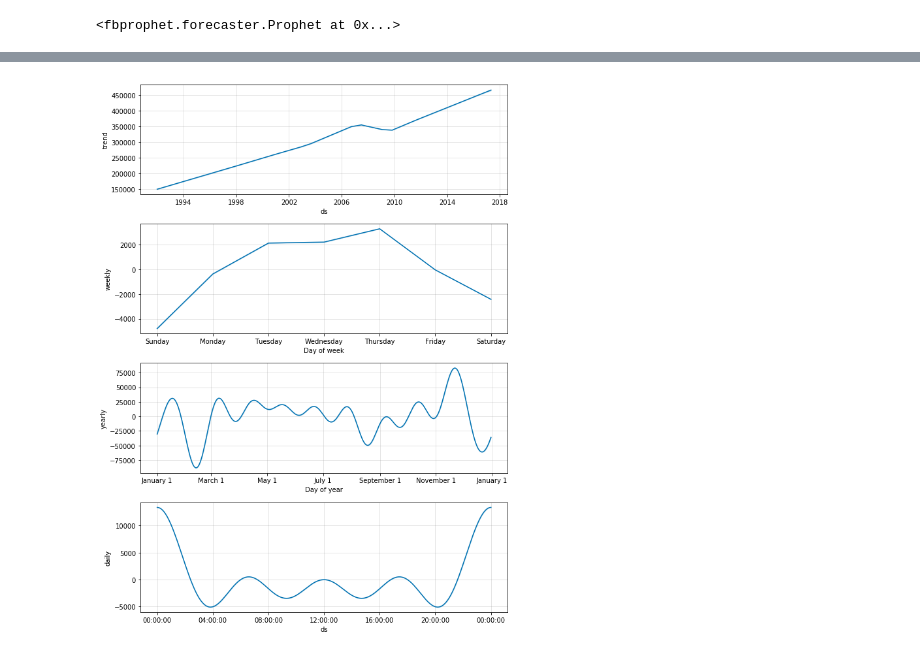
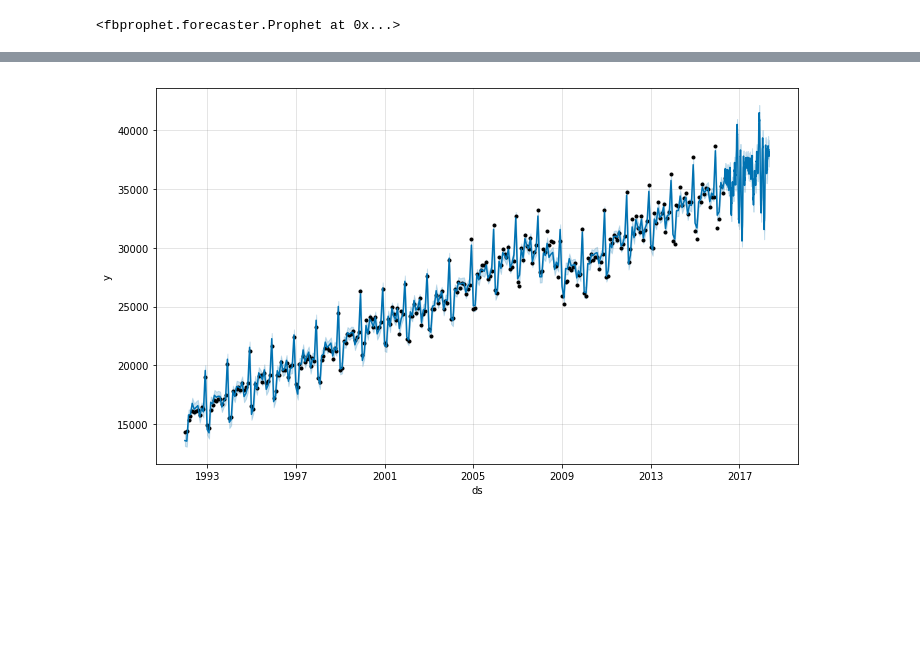
Before and after one commit to niks-in-the-hub/Time-Series-Forecasting, a Jupyter notebook: retail_sales_forecasting.ipynb, the cells around one changed output, grey strips where cells are left out. Drawn from its saved outputs; the diff is of its cells as text; code cells hidden in the pictures; blank space fills up the shorter version.

```diff
--- a/retail_sales_forecasting.ipynb
+++ b/retail_sales_forecasting.ipynb
@@ -19,6 +59,5 @@ df.plot()
 # %%
-#instantiate a new Prophet object
-m=Prophet(weekly_seasonality=True, daily_seasonality=True)
+m=fbprophet.Prophet(weekly_seasonality=True, daily_seasonality=True)
 m.fit(df)
 # %% [output]
 <fbprophet.forecaster.Prophet at 0x...>
@@ -52,5 +64,6 @@ fig1=m.plot(forecast)
-# %%
-#plotting forecast components
-fig2=m.plot_components(forecast)
-# %% [output]
-[figure, removed]
+# %%
+future=m.make_future_dataframe(periods=730)
+forecast=m.predict(future)
+m.plot(forecast);
+# %% [output]
+[figure, added]
```
Also changed, not shown: parts of 23 cells of this notebook.
